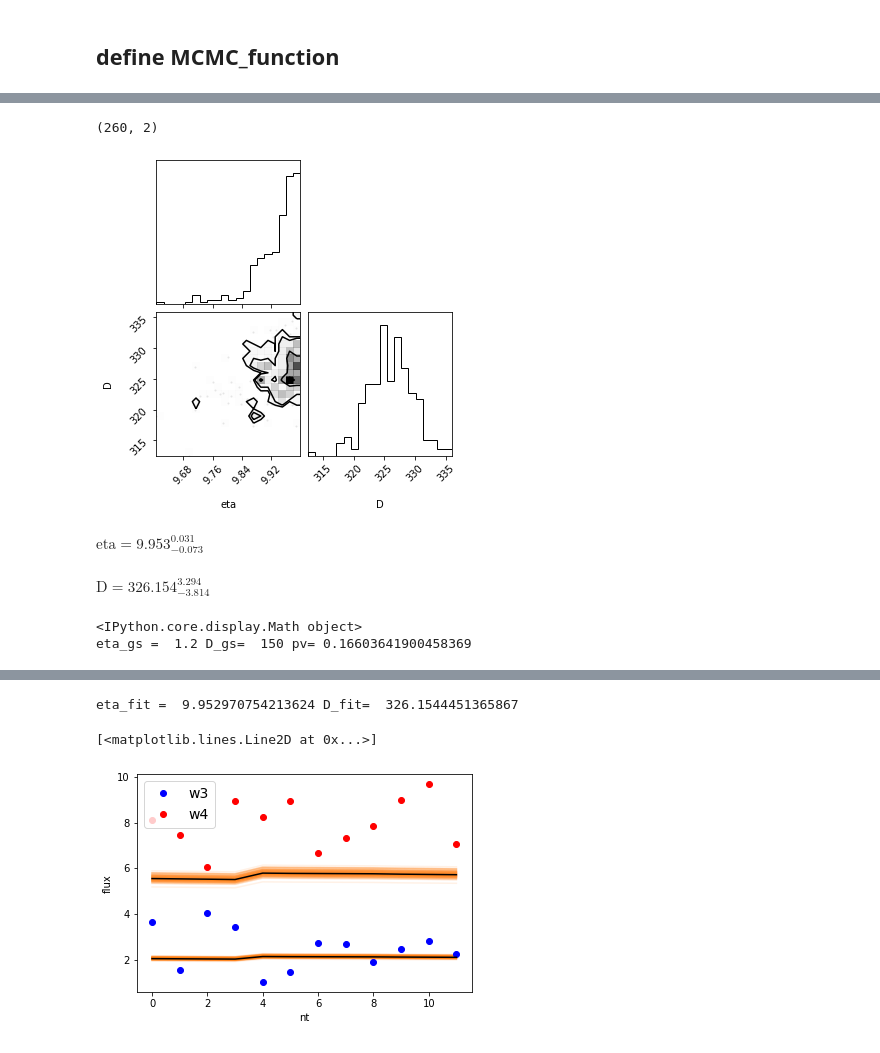
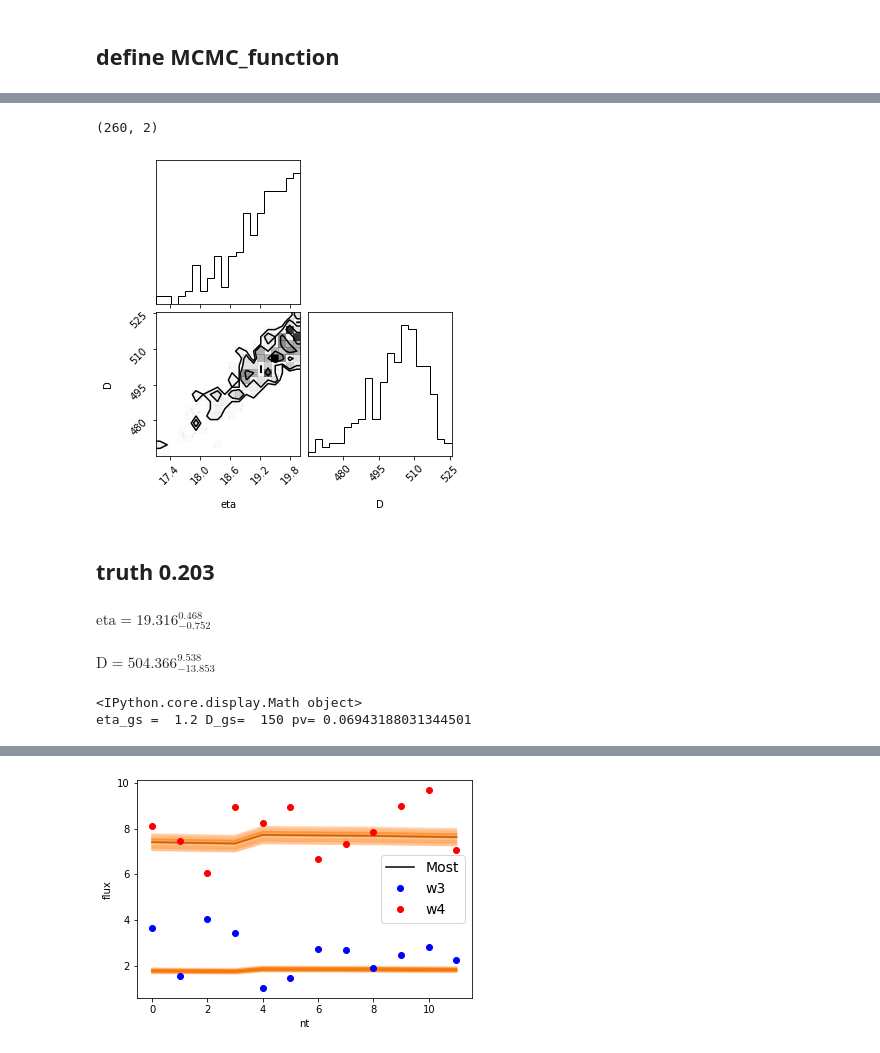
Before and after one commit to AstroHHQ/learngit, a Jupyter notebook: JPLdata/MCMC_Cpp_2010gs7.ipynb, the cells around one changed output, grey strips where cells are left out. Cells and saved outputs as stored; diff of their text form; code cells hidden in the pictures.

```diff
--- a/JPLdata/MCMC_Cpp_2010gs7.ipynb
+++ b/JPLdata/MCMC_Cpp_2010gs7.ipynb
@@ -276,7 +276,7 @@ for i in range(lenthi[2]):
 #initial
 eta_gs = 1.2
 D_gs = 150
-eta_gss = [0.5,10]
+eta_gss = [0.5,20]
 D_gss = [1,1000]
 # %%
 #MCMC Function
@@ -336,7 +336,9 @@ flat_samples, labels=labels, truths=[eta_gs, 103816]
 );
 # %% [output]
 (260, 2)
-[figure, old version]
+[figure, new version]
+# %% [markdown]
+## truth 0.203
 # %%
 from IPython.display import display, Math
 for i in range(ndim):
@@ -351,18 +353,32 @@ D_low,D_fit,D_high = np.percentile(flat_samples[:, 1], [16, 50, 84])
 pv = (1329*pow(10,-Hv/5)/(D_fit*0.001))**2
 print('eta_gs = ',eta_gs,'D_gs= ',D_gs,'pv=',pv)
 # %% [output]
-$\displaystyle \mathrm{eta} = 9.953_{-0.073}^{0.031}$
+$\displaystyle \mathrm{eta} = 19.316_{-0.752}^{0.468}$
-$\displaystyle \mathrm{D} = 326.154_{-3.814}^{3.294}$
+$\displaystyle \mathrm{D} = 504.366_{-13.853}^{9.538}$
 <IPython.core.display.Math object>
-eta_gs =  1.2 D_gs=  150 pv= 0.16603641900458369
+eta_gs =  1.2 D_gs=  150 pv= 0.06943188031344501
 # %%
+def loss(cal,y,yerr):
+    nn = len(y)
+    return sum(((cal-y)/yerr)**2)/nn
+eta_low,eta_fit,eta_high = np.percentile(flat_samples[:, 0], [16, 50, 84])
+D_low,D_fit,D_high = np.percentile(flat_samples[:, 1], [16, 50, 84])
+print('eta_fit = ',eta_fit,'D_fit= ',D_fit,'pv = ',(1329*pow(10,-Hv/5)/(D_fit*0.001))**2)
+theta = eta_fit,D_fit
+
+leni = len(nt)
+half = int(leni/2)
+yt = Model_neatm_jhx(theta,x,lamdai)
+print('loss = ',loss(yt,y,yt*0.1))
+plt.plot(nt[0:half], yt[0:half],"k")
+plt.plot(nt[0:half], yt[half:leni],"k", label="Most")
+
 inds = np.random.randint(len(flat_samples), size=100)
 #print(nt)
 #print(len(flat_samples))
-leni = len(nt)
-half = int(leni/2)
-print(nt[0:half])
-print(nt[half:leni])
+
+#print(nt[0:half])
+#print(nt[half:leni])
 for ind in inds:
     sample = flat_samples[ind]
     #print(ind,':',sample)
@@ -376,12 +392,4 @@ plt.plot(nt[0:half],y[half:leni],'ro',label = 'w4')
 plt.legend(fontsize=14)
 plt.xlabel("nt")
 plt.ylabel("flux");
-
-eta_low,eta_fit,eta_high = np.percentile(flat_samples[:, 0], [16, 50, 84])
-D_low,D_fit,D_high = np.percentile(flat_samples[:, 1], [16, 50, 84])
-print('eta_fit = ',eta_fit,'D_fit= ',D_fit)
-theta = eta_fit,D_fit
-yt = Model_neatm_jhx(theta,x,lamdai)
-plt.plot(nt[0:half], yt[0:half],"k", label="Most")
-plt.plot(nt[0:half], yt[half:leni],"k", label="Most")
 # %% [output]
@@ -390,3 +398 @@ plt.plot(nt[0:half], yt[half:leni],"k", label="Most")
-eta_fit =  9.952970754213624 D_fit=  326.1544451365867
-[<matplotlib.lines.Line2D at 0x...>]
-[figure, old version]
+[figure, new version]
```
Also changed, not shown: parts of 2 cells of this notebook, 6 other files.
